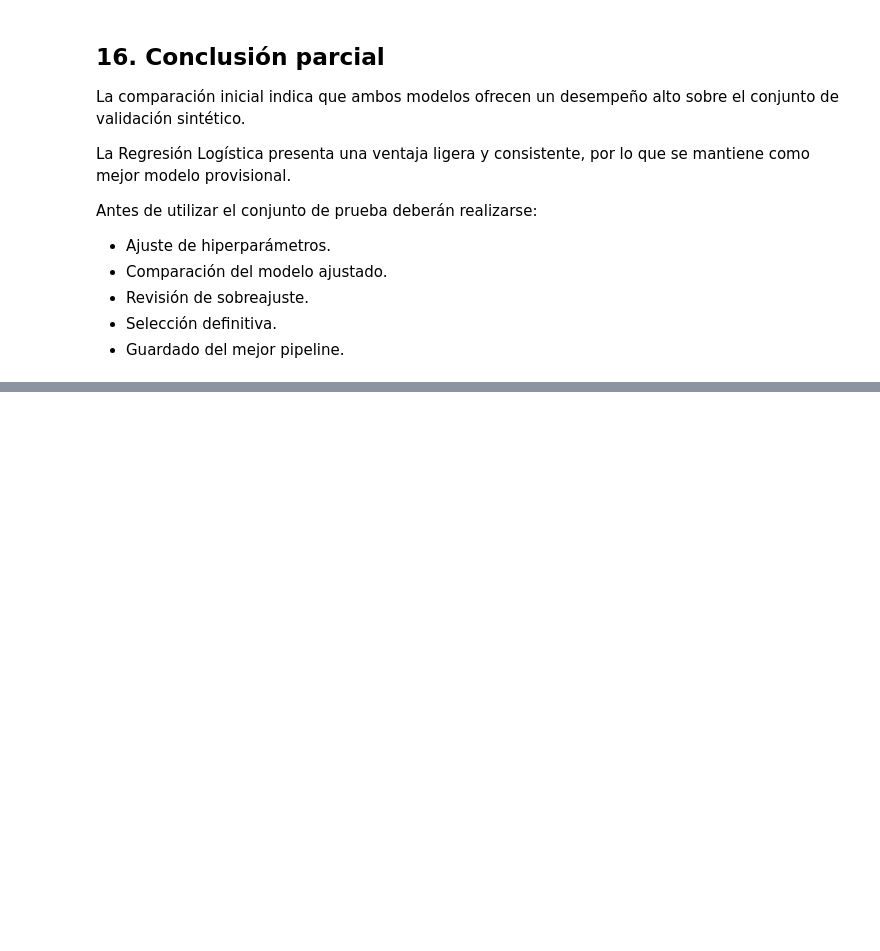
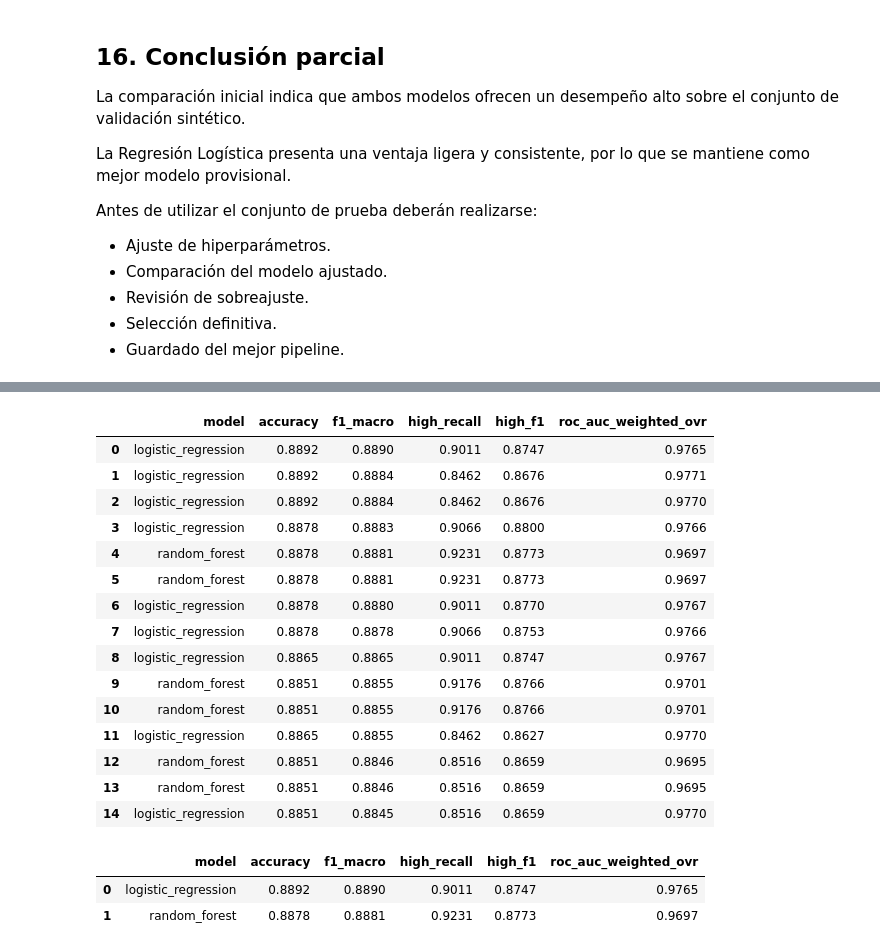
Before and after one commit to KouDionicio/9A-IDGS-ECBD-VitalMind-, a Jupyter notebook: ml-service/app/notebooks/02_risk_model_comparison.ipynb, the cells around one changed output, grey strips where cells are left out. Saved outputs shown, nothing was run; the diff lists cells and outputs as text; code cells hidden in the pictures; blank space fills up the shorter version.

```diff
--- a/ml-service/app/notebooks/02_risk_model_comparison.ipynb
+++ b/ml-service/app/notebooks/02_risk_model_comparison.ipynb
@@ -1585,0 +1627,22 @@ Antes de utilizar el conjunto de prueba deberán realizarse:
+# %%
+safe_comparison_df = pd.read_csv(
+    SAFE_COMPARISON_PATH
+)
+
+safe_tuning_df = pd.read_csv(
+    SAFE_TUNING_RESULTS_PATH
+)
+
+with SAFE_BEST_METRICS_PATH.open(
+    "r",
+    encoding="utf-8",
+) as safe_metrics_file:
+    safe_best_metrics = json.load(
+        safe_metrics_file
+    )
+
+print("Resultados seguros cargados correctamente.")
+print(
+    f"Configuraciones evaluadas: "
+    f"{len(safe_tuning_df):,}"
+)
@@ -1585,0 +1868,56 @@ Antes de utilizar el conjunto de prueba deberán realizarse:
+# %%
+safe_tuning_columns = [
+    "model",
+    "accuracy",
+    "f1_macro",
+    "high_recall",
+    "high_f1",
+    "roc_auc_weighted_ovr",
+]
+
+safe_tuning_df[
+    safe_tuning_columns
+].head(15).round(4)
+# %% [output]
+|  | model | accuracy | f1_macro | high_recall | high_f1 | roc_auc_weighted_ovr |
+| 0 | logistic_regression | 0.8892 | 0.8890 | 0.9011 | 0.8747 | 0.9765 |
+| 1 | logistic_regression | 0.8892 | 0.8884 | 0.8462 | 0.8676 | 0.9771 |
+| 2 | logistic_regression | 0.8892 | 0.8884 | 0.8462 | 0.8676 | 0.9770 |
+| 3 | logistic_regression | 0.8878 | 0.8883 | 0.9066 | 0.8800 | 0.9766 |
+| 4 | random_forest | 0.8878 | 0.8881 | 0.9231 | 0.8773 | 0.9697 |
+| 5 | random_forest | 0.8878 | 0.8881 | 0.9231 | 0.8773 | 0.9697 |
+| 6 | logistic_regression | 0.8878 | 0.8880 | 0.9011 | 0.8770 | 0.9767 |
+| 7 | logistic_regression | 0.8878 | 0.8878 | 0.9066 | 0.8753 | 0.9766 |
+| 8 | logistic_regression | 0.8865 | 0.8865 | 0.9011 | 0.8747 | 0.9767 |
+| 9 | random_forest | 0.8851 | 0.8855 | 0.9176 | 0.8766 | 0.9701 |
+| 10 | random_forest | 0.8851 | 0.8855 | 0.9176 | 0.8766 | 0.9701 |
+| 11 | logistic_regression | 0.8865 | 0.8855 | 0.8462 | 0.8627 | 0.9770 |
+| 12 | random_forest | 0.8851 | 0.8846 | 0.8516 | 0.8659 | 0.9695 |
+| 13 | random_forest | 0.8851 | 0.8846 | 0.8516 | 0.8659 | 0.9695 |
+| 14 | logistic_regression | 0.8851 | 0.8845 | 0.8516 | 0.8659 | 0.9770 |
+# %%
+best_safe_by_model = (
+    safe_tuning_df
+    .sort_values(
+        by=[
+            "f1_macro",
+            "high_recall",
+            "roc_auc_weighted_ovr",
+            "accuracy",
+        ],
+        ascending=False,
+    )
+    .groupby(
+        "model",
+        as_index=False,
+    )
+    .first()
+)
+
+best_safe_by_model[
+    safe_tuning_columns
+].round(4)
+# %% [output]
+|  | model | accuracy | f1_macro | high_recall | high_f1 | roc_auc_weighted_ovr |
+| 0 | logistic_regression | 0.8892 | 0.8890 | 0.9011 | 0.8747 | 0.9765 |
+| 1 | random_forest | 0.8878 | 0.8881 | 0.9231 | 0.8773 | 0.9697 |
```
Also changed, not shown: parts of 13 cells of this notebook.
